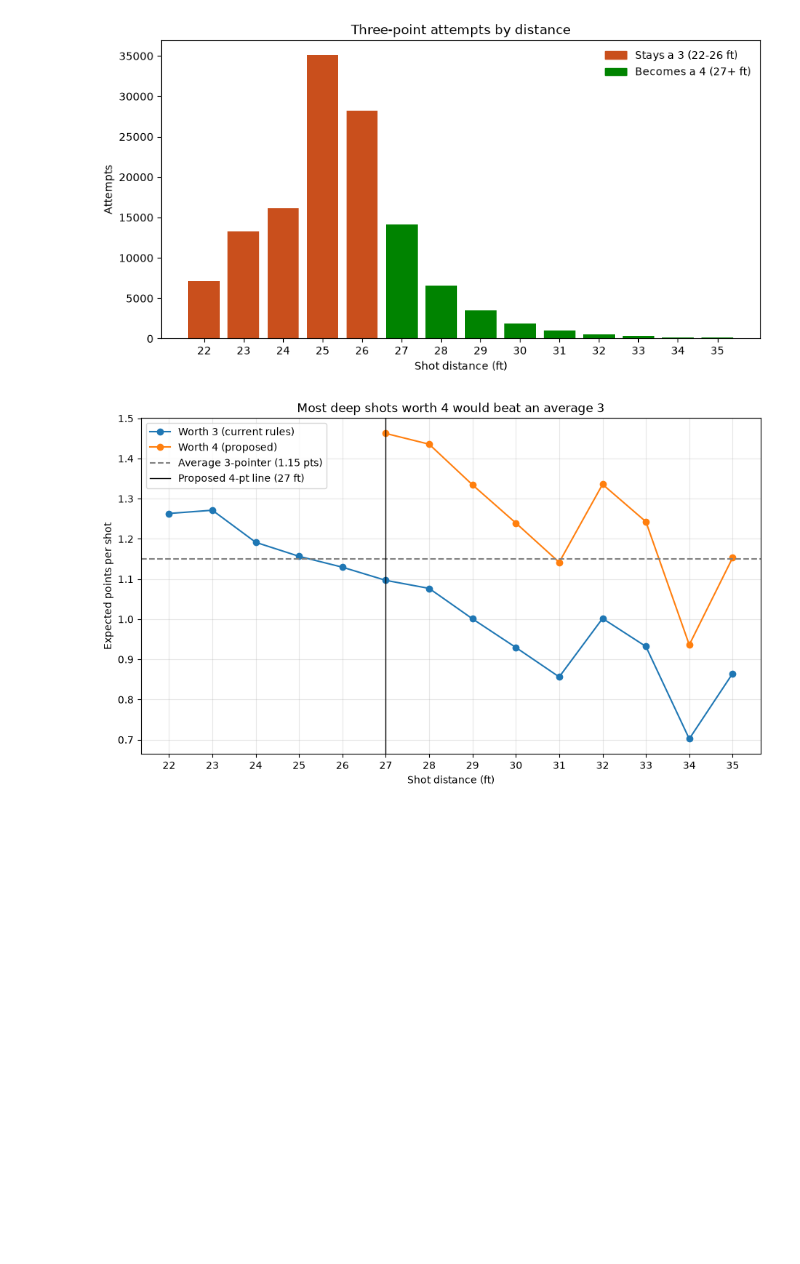
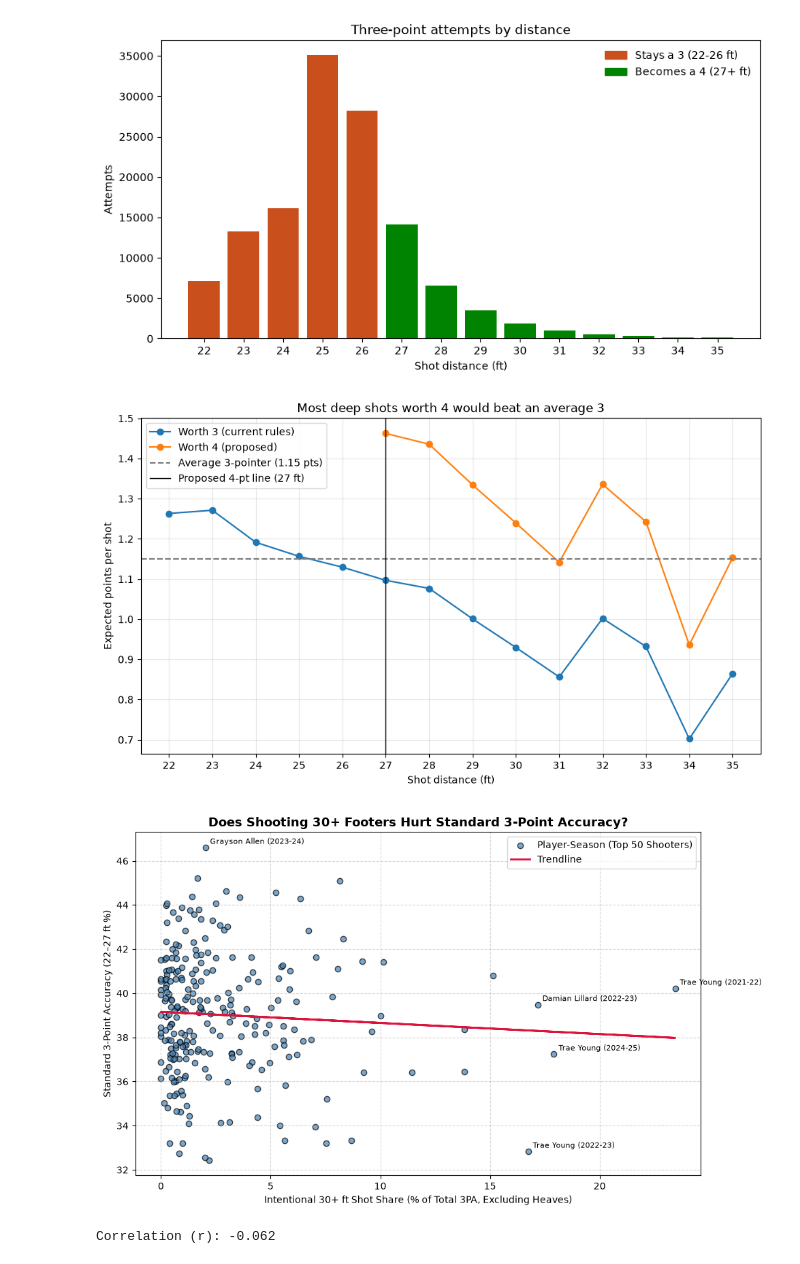
Before and after one commit to UIUC-DSC/team-Starting-Five-Minus-One, a Jupyter notebook: nba_four_point_datasets.ipynb, the cells around one changed output. Cells and saved outputs as stored; diff of their text form; code cells hidden in the pictures; blank space fills up the shorter version.

Commit message:
added a graph showing 3pt efficiency acchnages based on 4pt attmps

```diff
--- a/nba_four_point_datasets.ipynb
+++ b/nba_four_point_datasets.ipynb
@@ -66,3 +66,78 @@ plt.legend()
 plt.show()
 # %% [output]
 [figure]
+# %%
+import matplotlib.pyplot as plt
+import numpy as np
+import pandas as pd
+
+# 1. Load the summary dataset
+df = pd.read_csv('dataset2_top50_3pm_summary.csv')
+
+# 2. Calculate intentional 30+ ft attempts (removing end-of-quarter heaves)
+df['Intentional_30plus_3PA'] = df['30+ ft 3PA'] - df['Heaves 3PA']
+
+# 3. X-AXIS: What % of a player's total threes are intentional 30+ footers?
+df['Deep_Shot_Share'] = (df['Intentional_30plus_3PA'] / df['3PA']) * 100
+
+# 4. Y-AXIS: What is their accuracy on standard threes (22 to 27 feet)?
+standard_makes = df['22-24 ft 3PM'] + df['25-27 ft 3PM']
+standard_attempts = df['22-24 ft 3PA'] + df['25-27 ft 3PA']
+df['Standard_3P_Pct'] = (standard_makes / standard_attempts) * 100
+
+# 5. Create the scatter plot
+plt.figure(figsize=(10, 6))
+plt.scatter(
+    df['Deep_Shot_Share'],
+    df['Standard_3P_Pct'],
+    color='steelblue',
+    alpha=0.7,
+    edgecolors='black',
+    label='Player-Season (Top 50 Shooters)',
+)
+
+# 6. Add a linear trendline to see the overall correlation
+slope, intercept = np.polyfit(df['Deep_Shot_Share'], df['Standard_3P_Pct'], 1)
+trendline_y = slope * df['Deep_Shot_Share'] + intercept
+plt.plot(
+    df['Deep_Shot_Share'],
+    trendline_y,
+    color='crimson',
+    linewidth=2,
+    label='Trendline',
+)
+
+# 7. Label a few standout players so the graph is easy to read
+for index, row in df.iterrows():
+  if row['Deep_Shot_Share'] > 16 or row['Standard_3P_Pct'] > 46:
+    player_label = row['Player'] + ' (' + row['Season'] + ')'
+    plt.annotate(
+        player_label,
+        (row['Deep_Shot_Share'], row['Standard_3P_Pct']),
+        textcoords='offset points',
+        xytext=(5, 4),
+        fontsize=8,
+    )
+
+# 8. Add titles, axis labels, and a grid
+plt.title(
+    'Does Shooting 30+ Footers Hurt Standard 3-Point Accuracy?',
+    fontsize=13,
+    fontweight='bold',
+)
+plt.xlabel(
+    'Intentional 30+ ft Shot Share (% of Total 3PA, Excluding Heaves)',
+    fontsize=10,
+)
+plt.ylabel('Standard 3-Point Accuracy (22–27 ft %)', fontsize=10)
+plt.grid(True, linestyle='--', alpha=0.5)
+plt.legend()
+plt.tight_layout()
+plt.show()
+
+# Print the exact correlation number (r-value)
+correlation = df['Deep_Shot_Share'].corr(df['Standard_3P_Pct'])
+print(f'Correlation (r): {correlation:.3f}')
+# %% [output]
+[figure, added]
+Correlation (r): -0.062
```
